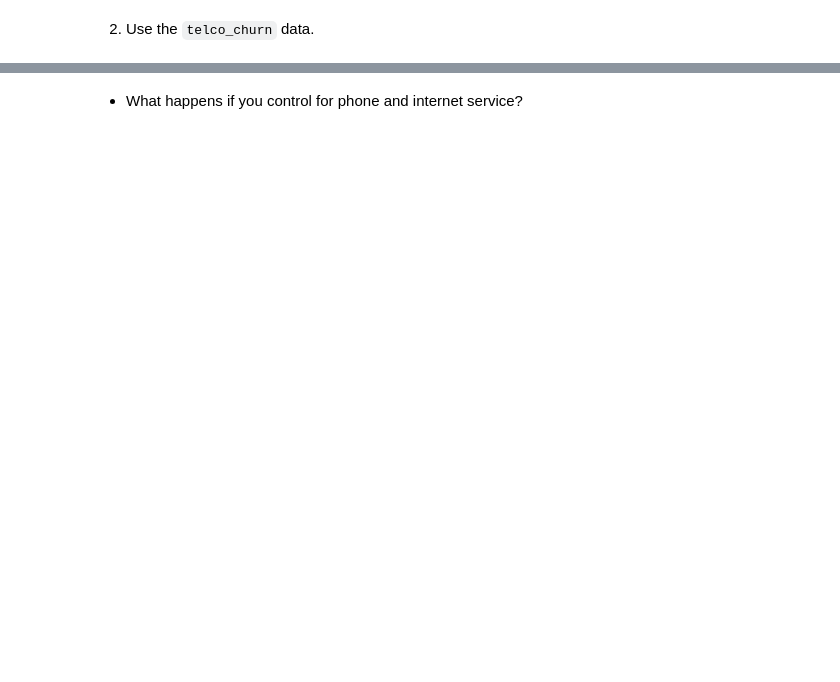
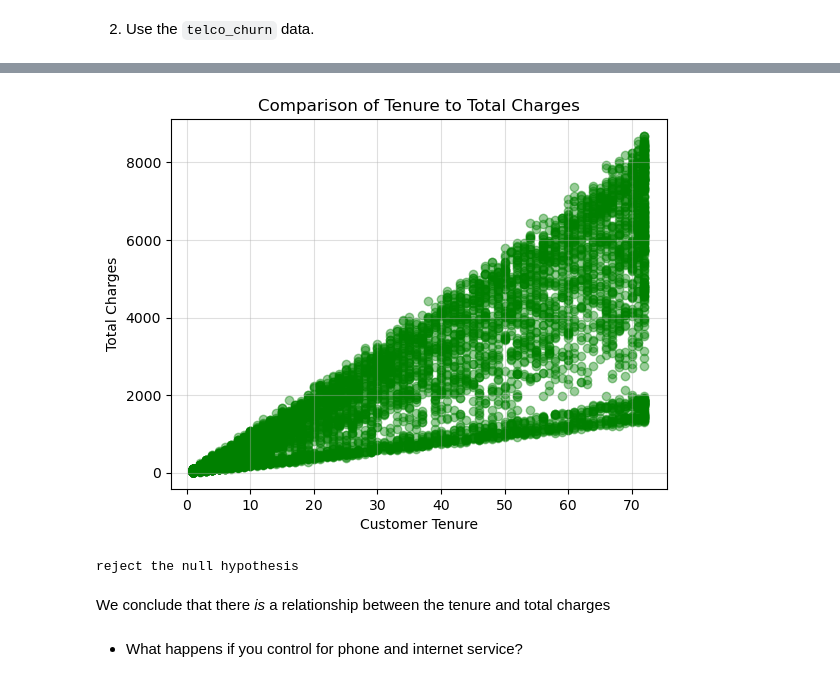
Before and after one commit to Michael-Nelson361/statistics-exercises, a Jupyter notebook: hypothesis_testing.ipynb, the cells around one changed output, grey strips where cells are left out. Cells and saved outputs as stored; diff of their text form; code cells hidden in the pictures; blank space fills up the shorter version.

```diff
--- a/hypothesis_testing.ipynb
+++ b/hypothesis_testing.ipynb
@@ -360,0 +436,19 @@ We conclude that there is no relationship between an employee's gender and wheth
+# %%
+# Found errors in plotting, so need to fix them
+customers.total_charges = pd.to_numeric(customers.total_charges,errors='coerce')
+
+# Drop nulls, nas, etc.
+# customers.total_charges = customers.total_charges.dropna()
+customers = customers.dropna()
+# %%
+# Plotting tenure against total charges this time
+plt.scatter(customers.tenure,customers.total_charges,alpha=0.4,color='green')
+plt.title('Comparison of Tenure to Total Charges')
+plt.xlabel('Customer Tenure')
+plt.ylabel('Total Charges')
+
+plt.grid(alpha=0.4)
+
+plt.show()
+# %% [output]
+[figure, added]
@@ -361,2 +458,11 @@ We conclude that there is no relationship between an employee's gender and wheth
+# %%
+if p < alpha:
+    print('reject the null hypothesis')
+else:
+    print('fail to reject the null hypothesis')
+# %% [output]
+reject the null hypothesis
+# %% [markdown]
+We conclude that there *is* a relationship between the tenure and total charges
 # %% [markdown]
 - What happens if you control for phone and internet service?
```
Also changed, not shown: parts of 44 cells of this notebook.
